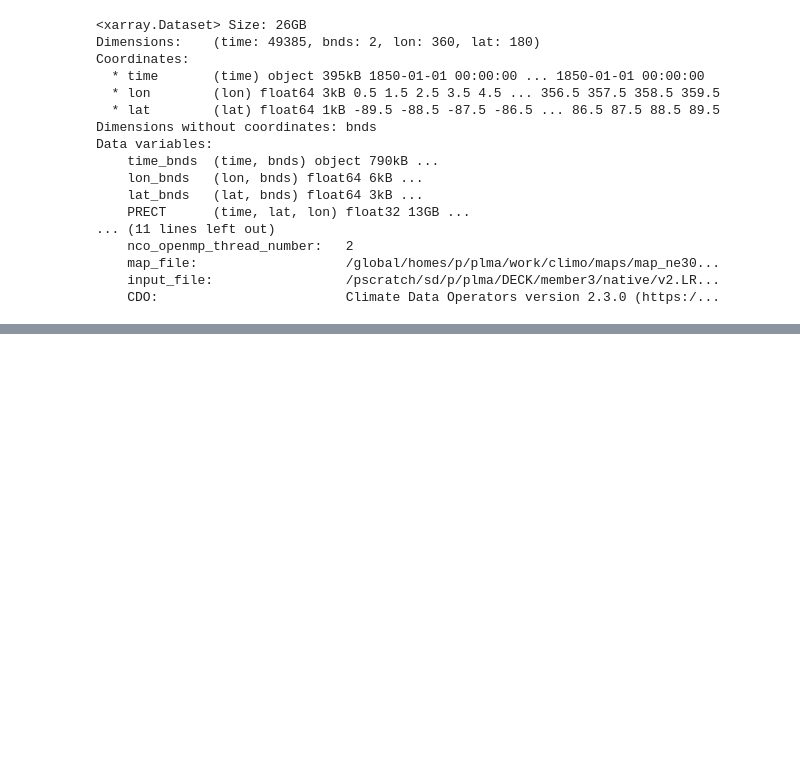
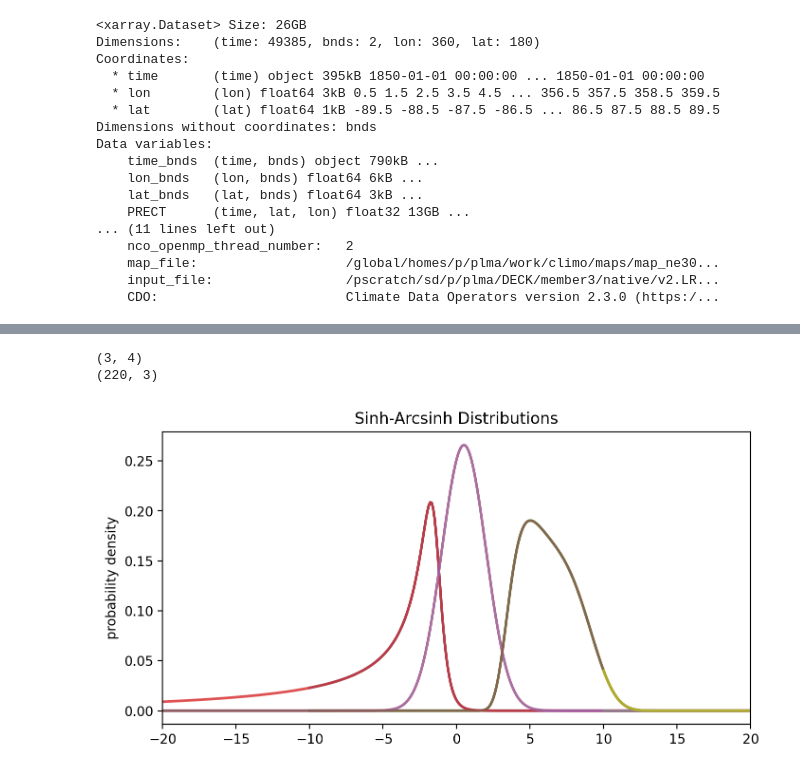
Before and after one commit to Jolan-vP/E3SM, a Jupyter notebook: playfile.ipynb, the cells around one changed output, grey strips where cells are left out. Drawn from its saved outputs; the diff is of its cells as text; code cells hidden in the pictures; blank space fills up the shorter version.

```diff
--- a/playfile.ipynb
+++ b/playfile.ipynb
@@ -1045,0 +1082,36 @@ obj1.close()
+# %%
+import shash.shash_torch
+from shash.shash_torch import Shash
+# imp.reload(shash.shash_torch)
+
+output = np.array([[-1.5,  0.8,    -1,   0.5],
+                   [0.5,   1.5,   0,     1],
+                   [4,  4,     1,   2 ]])
+print(output.shape)
+# bins_inc = 0.025
+# bins = np.arange(-10, 10, bins_inc)
+
+plt.figure(figsize=(8, 4), dpi=200)
+
+x1 = np.arange(-20, 2, 0.1)
+x2 = np.arange(-7, 7, 0.1)
+x3 = np.arange(2, 13, 0.1)
+dist = Shash(output)
+p = dist.prob(x).numpy()
+# p2 = dist.prob(x2).numpy()
+# p3 = dist.prob(x3).numpy()
+
+x = np.arange(-20, 20, 0.1)
+print(p1.shape)
+plt.plot(x[100:400], p[100:400], linewidth = 2.0, alpha = 0.8)
+plt.plot(x[ : ], p[ : ], linewidth = 2.0, alpha = 0.8)
+plt.plot(x[300: ], p[300: ], linewidth = 2.0, alpha = 0.8)
+plt.xlim([-20, 20])
+plt.ylabel("probability density")
+plt.title("Sinh-Arcsinh Distributions")
+# plt.legend()
+plt.show()
+# %% [output]
+(3, 4)
+(220, 3)
+[figure, added]
```
Also changed, not shown: parts of 8 cells of this notebook, 21 other files.
